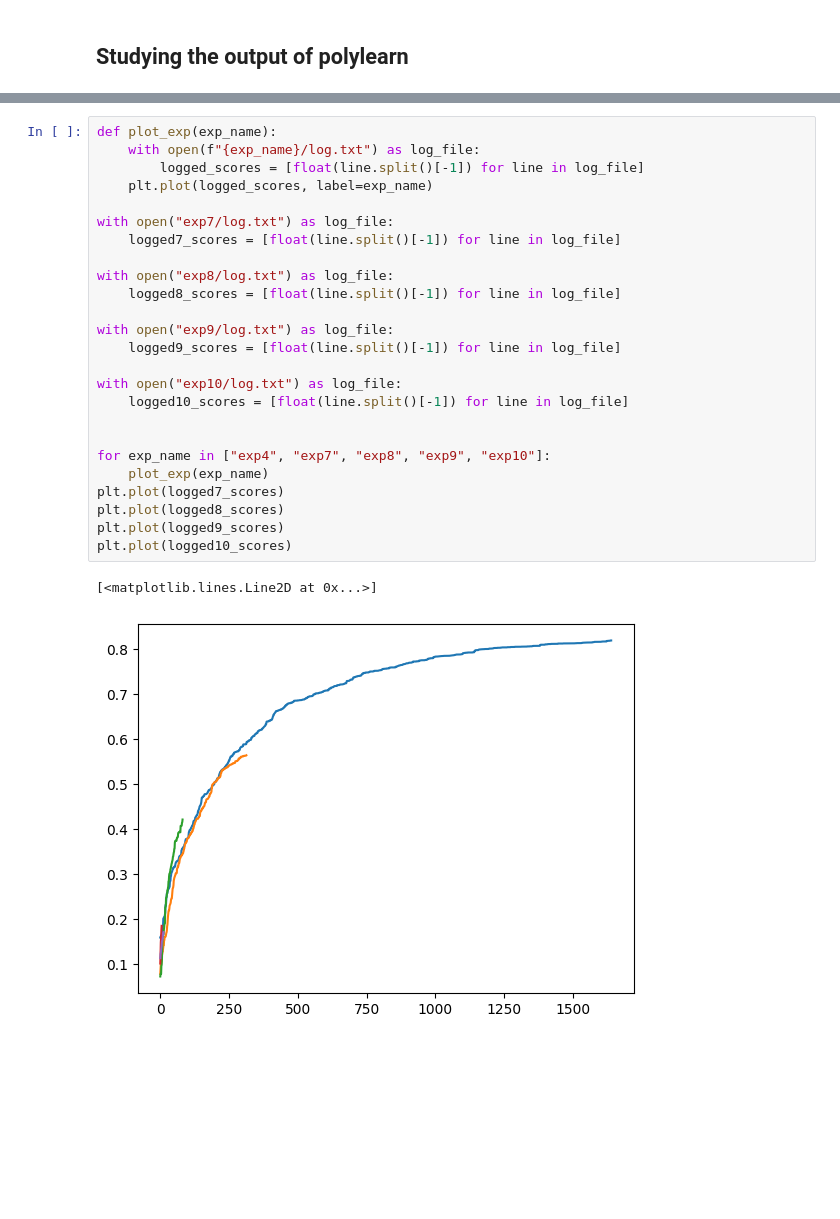
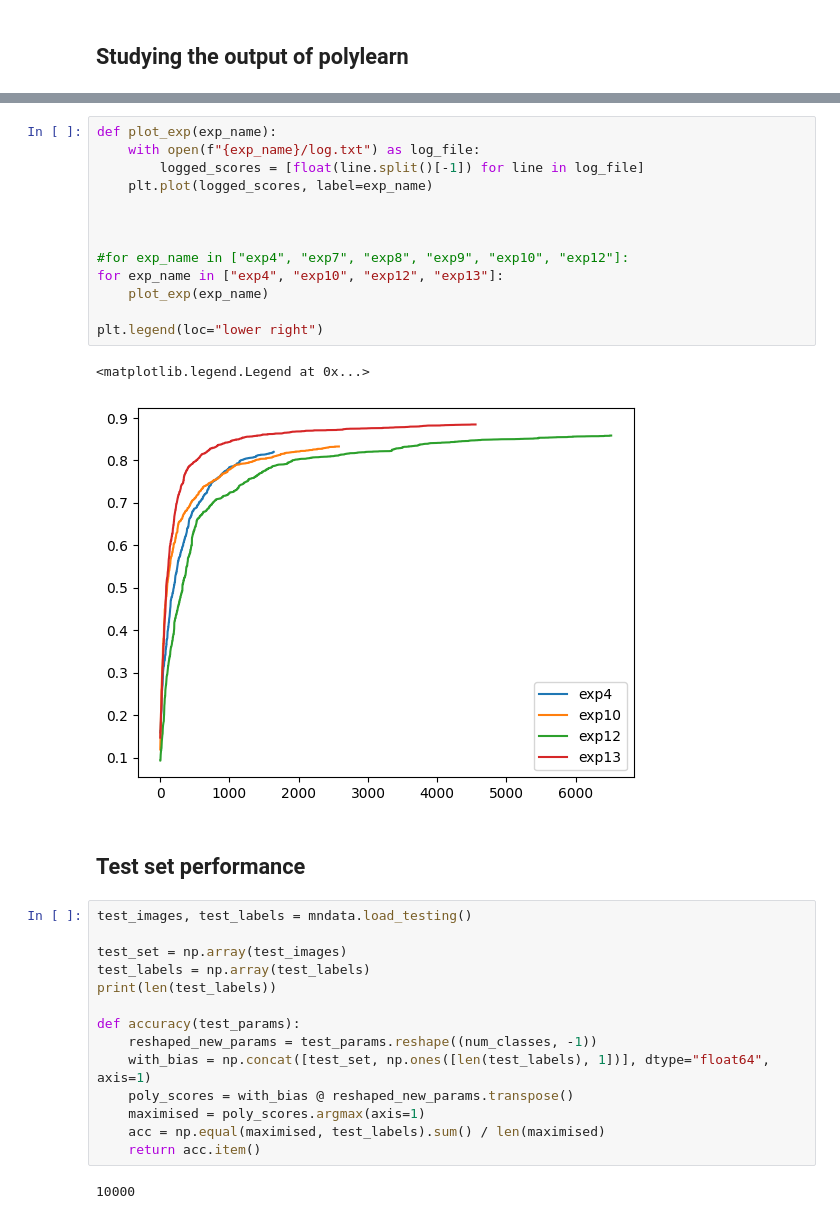
Before and after one commit to aurelienwaite/reverse_search_experiments, a Jupyter notebook: mnist/mnist.ipynb, the cells around one changed output, grey strips where cells are left out. Saved outputs shown, nothing was run; the diff lists cells and outputs as text; blank space fills up the shorter version.

```diff
--- a/mnist/mnist.ipynb
+++ b/mnist/mnist.ipynb
@@ -338,28 +327,34 @@ plot_params(bin_widths[-1])
 # %%
 def plot_exp(exp_name):
     with open(f"{exp_name}/log.txt") as log_file:
         logged_scores = [float(line.split()[-1]) for line in log_file]
     plt.plot(logged_scores, label=exp_name)
 
-with open("exp7/log.txt") as log_file:
-    logged7_scores = [float(line.split()[-1]) for line in log_file]
-
-with open("exp8/log.txt") as log_file:
-    logged8_scores = [float(line.split()[-1]) for line in log_file]
-
-with open("exp9/log.txt") as log_file:
-    logged9_scores = [float(line.split()[-1]) for line in log_file]
-
-with open("exp10/log.txt") as log_file:
-    logged10_scores = [float(line.split()[-1]) for line in log_file]
 
 
-for exp_name in ["exp4", "exp7", "exp8", "exp9", "exp10"]:
+#for exp_name in ["exp4", "exp7", "exp8", "exp9", "exp10", "exp12"]:
+for exp_name in ["exp4", "exp10", "exp12", "exp13"]:
     plot_exp(exp_name)
-plt.plot(logged7_scores)
-plt.plot(logged8_scores)
-plt.plot(logged9_scores)
-plt.plot(logged10_scores)
+
+plt.legend(loc="lower right")
 # %% [output]
-[<matplotlib.lines.Line2D at 0x...>]
+<matplotlib.legend.Legend at 0x...>
-[figure, old version]
+[figure, new version]
+# %% [markdown]
+## Test set performance
+# %%
+test_images, test_labels = mndata.load_testing()
+
+test_set = np.array(test_images)
+test_labels = np.array(test_labels)
+print(len(test_labels))
+
+def accuracy(test_params):
+    reshaped_new_params = test_params.reshape((num_classes, -1))
+    with_bias = np.concat([test_set, np.ones([len(test_labels), 1])], dtype="float64", axis=1)
+    poly_scores = with_bias @ reshaped_new_params.transpose()
+    maximised = poly_scores.argmax(axis=1)
+    acc = np.equal(maximised, test_labels).sum() / len(maximised)
+    return acc.item()
+# %% [output]
+10000
```
Also changed, not shown: parts of 11 cells of this notebook, 2 other files.
